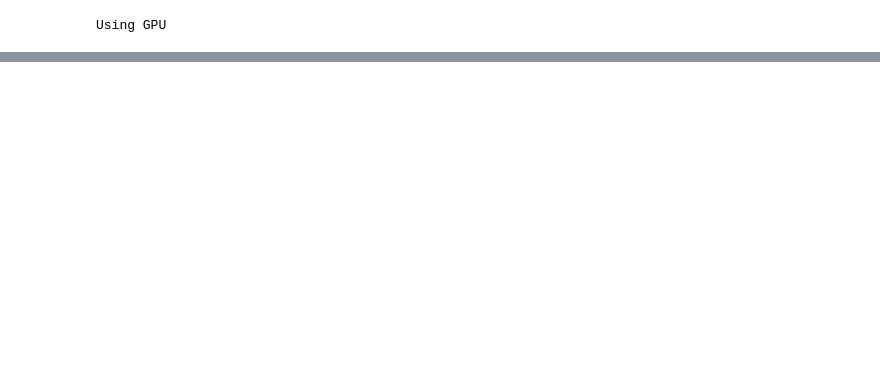
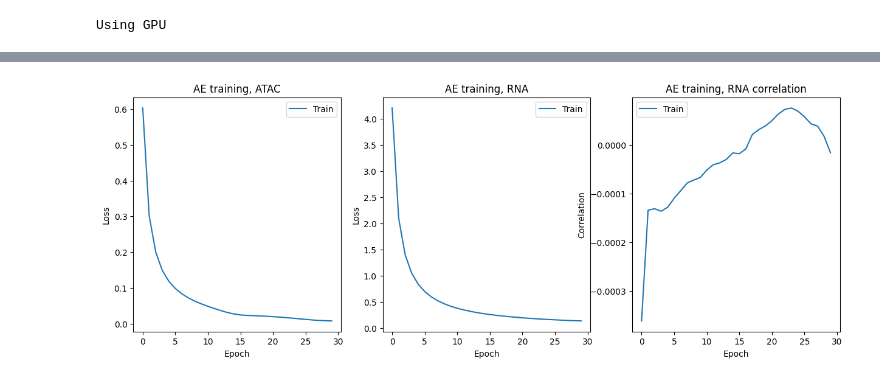
Before and after one commit to artemy-bakulin/multimodal, a Jupyter notebook: Make_AE.ipynb, the cells around one changed output, grey strips where cells are left out. Saved outputs shown, nothing was run; the diff lists cells and outputs as text; code cells hidden in the pictures; blank space fills up the shorter version.

```diff
--- a/Make_AE.ipynb
+++ b/Make_AE.ipynb
@@ -439,0 +566,4 @@ RuntimeError: CUDA out of memory. Tried to allocate 448.00 MiB (GPU 0; 23.69 GiB
+# %%
+plot_progress(trainer)
+# %% [output]
+[figure, added]
```
Also changed, not shown: parts of 9 cells of this notebook.
